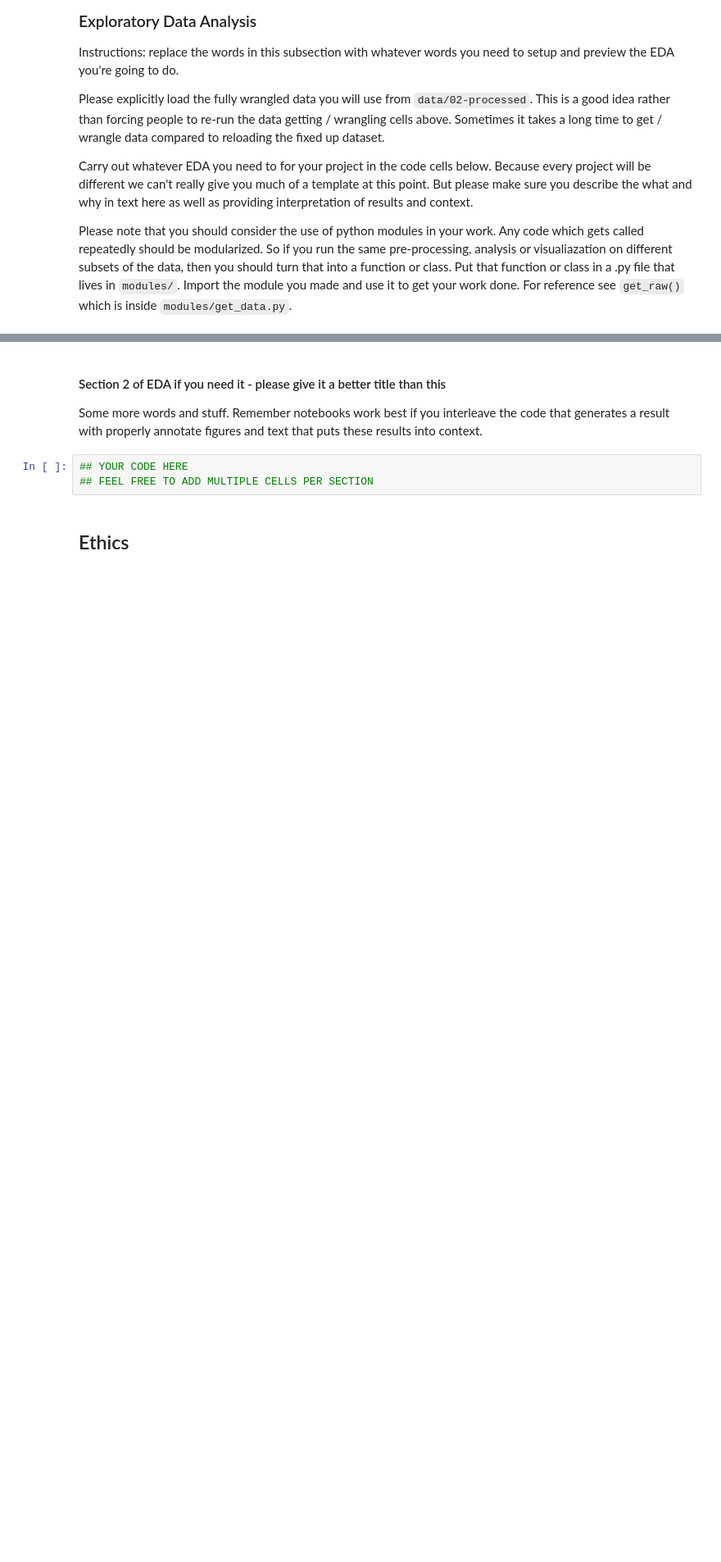
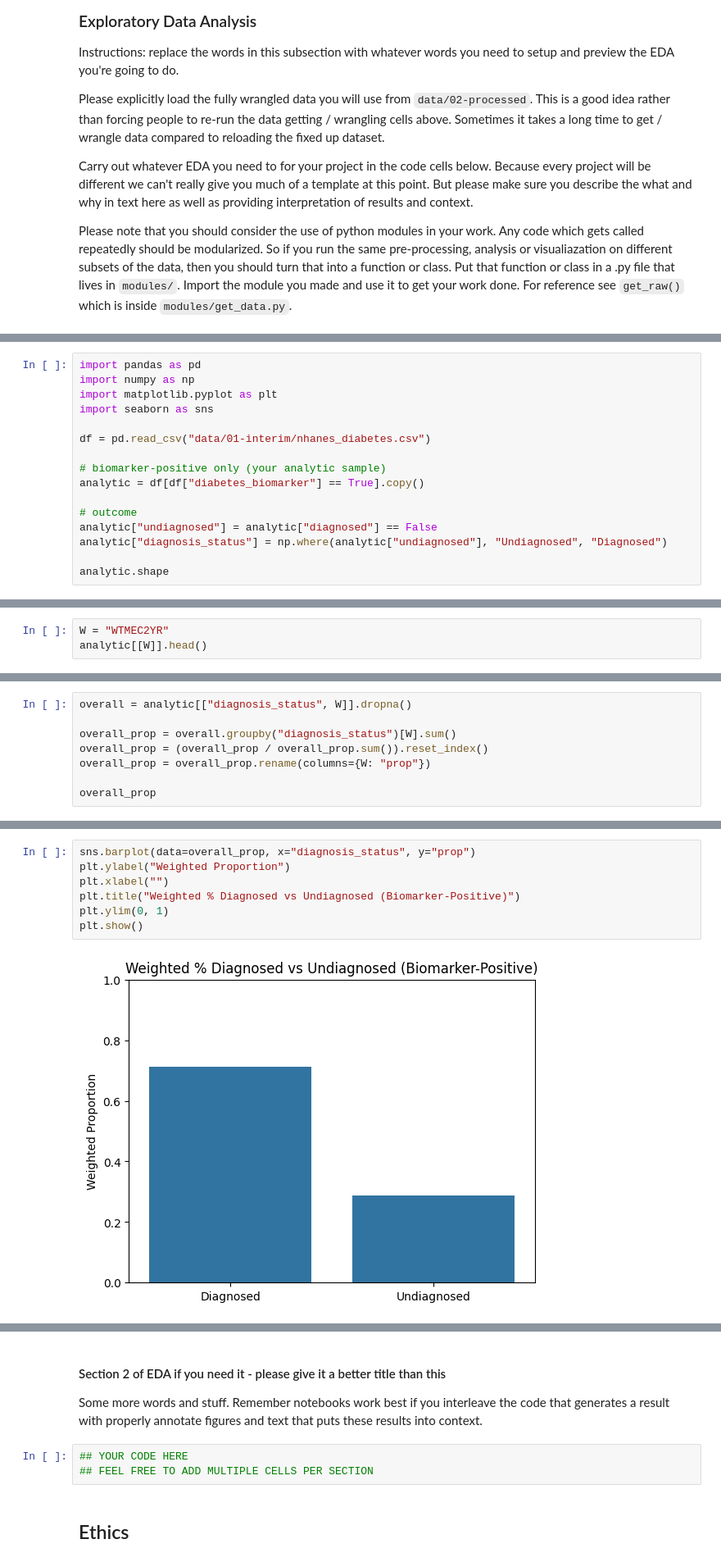
Before and after one commit to COGS108/Group025_WI26, a Jupyter notebook: 02-EDACheckpoint.ipynb, the cells around one changed output, grey strips where cells are left out. Shown at 82% size. Drawn from its saved outputs; the diff is of its cells as text; blank space fills up the shorter version.

```diff
--- a/02-EDACheckpoint.ipynb
+++ b/02-EDACheckpoint.ipynb
@@ -318,0 +316,16 @@ Some more words and stuff.  Remember notebooks work best if you interleave the c
+# %%
+import pandas as pd
+import numpy as np
+import matplotlib.pyplot as plt
+import seaborn as sns
+
+df = pd.read_csv("data/01-interim/nhanes_diabetes.csv")
+
+# biomarker-positive only (your analytic sample)
+analytic = df[df["diabetes_biomarker"] == True].copy()
+
+# outcome
+analytic["undiagnosed"] = analytic["diagnosed"] == False
+analytic["diagnosis_status"] = np.where(analytic["undiagnosed"], "Undiagnosed", "Diagnosed")
+
+analytic.shape
@@ -318,0 +338,3 @@ Some more words and stuff.  Remember notebooks work best if you interleave the c
+# %%
+W = "WTMEC2YR"
+analytic[[W]].head()
@@ -318,0 +348,8 @@ Some more words and stuff.  Remember notebooks work best if you interleave the c
+# %%
+overall = analytic[["diagnosis_status", W]].dropna()
+
+overall_prop = overall.groupby("diagnosis_status")[W].sum()
+overall_prop = (overall_prop / overall_prop.sum()).reset_index()
+overall_prop = overall_prop.rename(columns={W: "prop"})
+
+overall_prop
@@ -318,0 +360,9 @@ Some more words and stuff.  Remember notebooks work best if you interleave the c
+# %%
+sns.barplot(data=overall_prop, x="diagnosis_status", y="prop")
+plt.ylabel("Weighted Proportion")
+plt.xlabel("")
+plt.title("Weighted % Diagnosed vs Undiagnosed (Biomarker-Positive)")
+plt.ylim(0, 1)
+plt.show()
+# %% [output]
+[figure, added]
```
Also changed, not shown: parts of 23 cells of this notebook.
